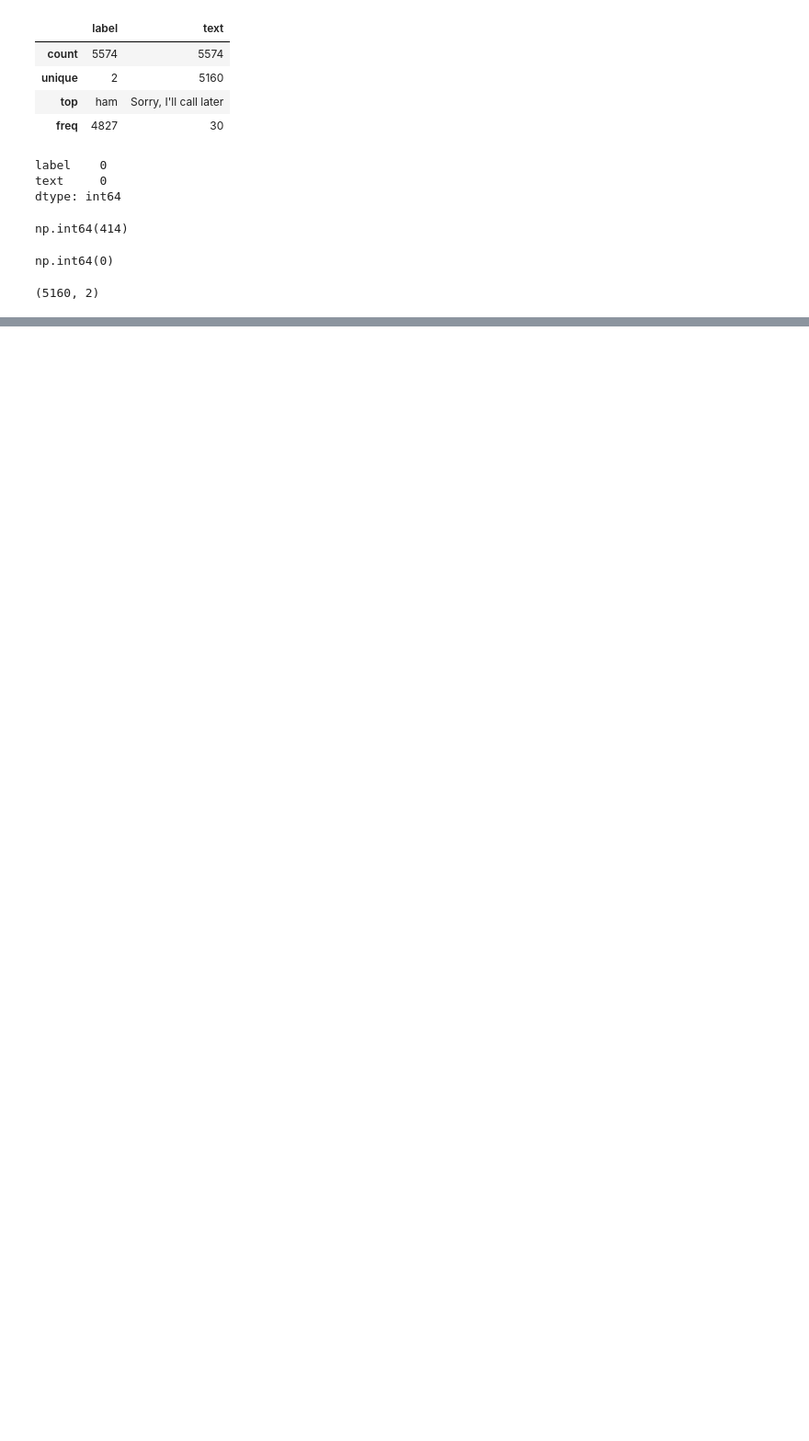
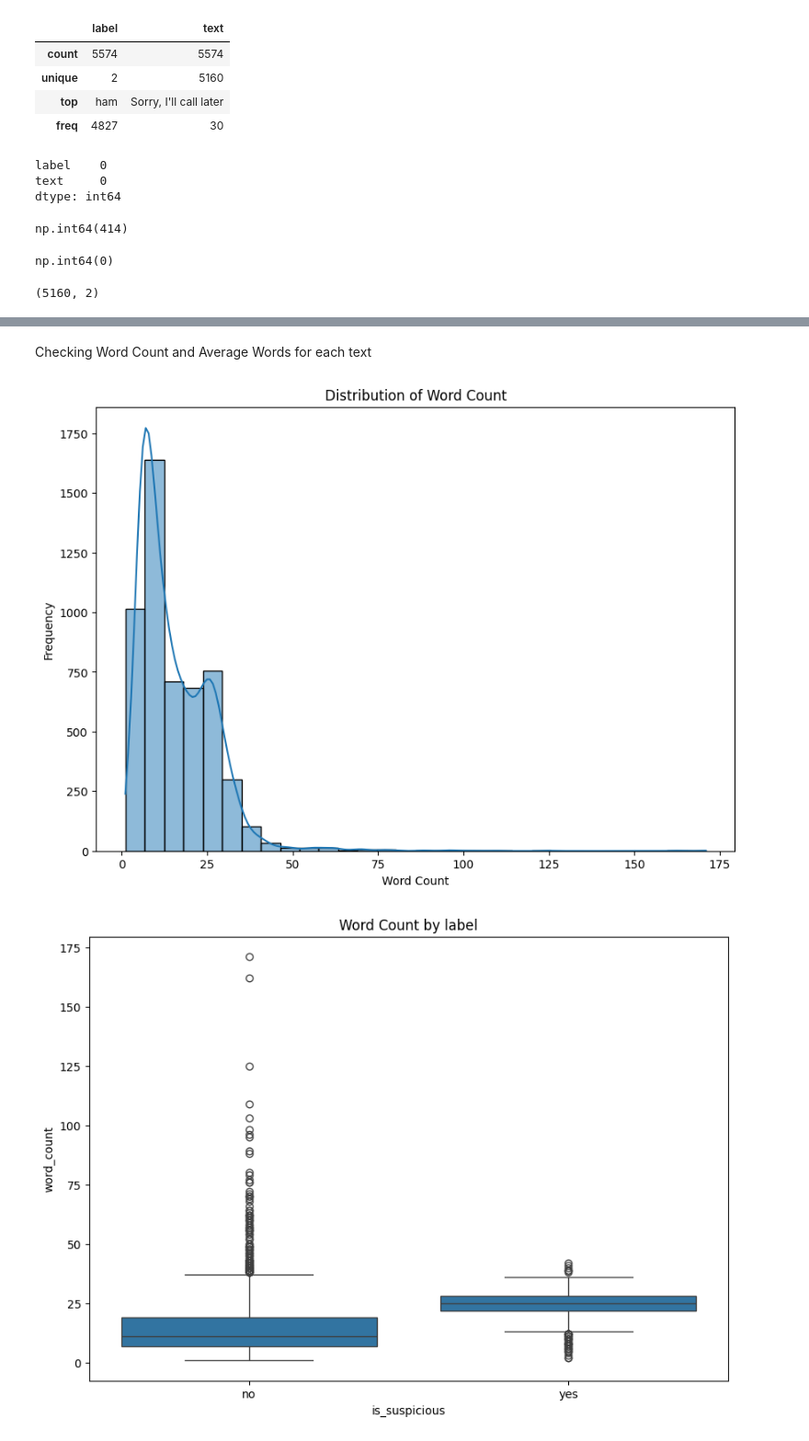
Before and after one commit to SheshamJoseph/Hybrid_SE_system, a Jupyter notebook: cse_detection.ipynb, the cells around one changed output, grey strips where cells are left out. Shown at 92% size. Drawn from its saved outputs; the diff is of its cells as text; code cells hidden in the pictures; blank space fills up the shorter version.

```diff
--- a/cse_detection.ipynb
+++ b/cse_detection.ipynb
@@ -99,0 +283,22 @@ sms_df.shape
+# %% [markdown]
+Checking Word Count and Average Words for each text
+# %%
+combined_df['word_count'] = combined_df['text'].apply(lambda x: len(x.split()))
+
+plt.figure(figsize=(10, 7))
+sns.histplot(combined_df['word_count'], bins=30, kde=True)
+plt.title("Distribution of Word Count")
+plt.xlabel("Word Count")
+plt.ylabel("Frequency")
+plt.savefig('images/word_count_by_frequency.png')
+plt.show()
+
+# compare word count across labels
+plt.figure(figsize=(10, 7))
+sns.boxplot(x='is_suspicious', y='word_count', data=combined_df)
+plt.title("Word Count by label")
+plt.savefig('images/word_count_by_label.png')
+plt.show()
+# %% [output]
+[figure, added]
+[figure, added]
```
Also changed, not shown: parts of 35 cells of this notebook, 1 other file.
